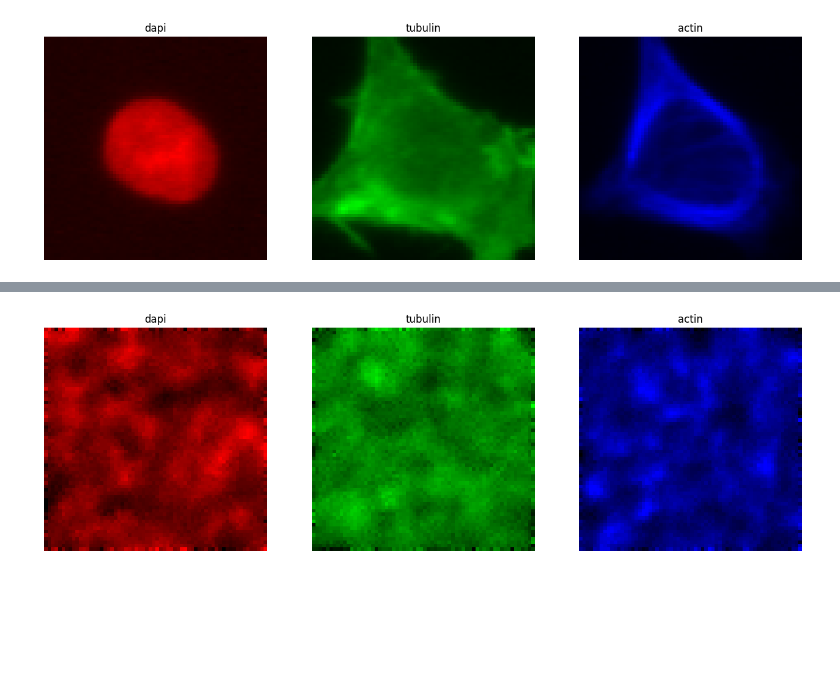
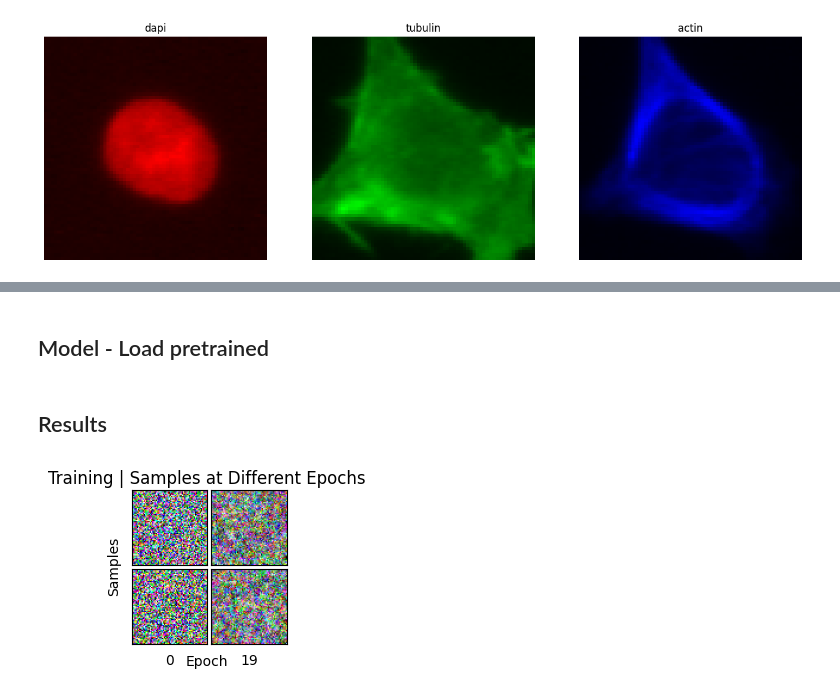
Before and after one commit to RasmusML/DiffCell, a Jupyter notebook: playground.ipynb, the cells around one changed output, grey strips where cells are left out. Cells and saved outputs as stored; diff of their text form; code cells hidden in the pictures; blank space fills up the shorter version.

Commit message:
added plotting for model training + improved model saving

```diff
--- a/playground.ipynb
+++ b/playground.ipynb
@@ -105,4 +110,2 @@ plot_image(sampled_images[0])
-# %%
-plot_channels(sampled_images[0])
-# %% [output]
-[figure, removed]
+# %% [markdown]
+## Model - Load pretrained
@@ -108,0 +117,7 @@ plot_channels(sampled_images[0])
+# %% [markdown]
+## Results
+# %%
+epoch_images, epochs = load_epoch_images()
+plot_epoch_sample_series(epoch_images / 255, epochs)
+# %% [output]
+[figure, added]
```
Also changed, not shown: parts of 7 cells of this notebook, 5 other files.
